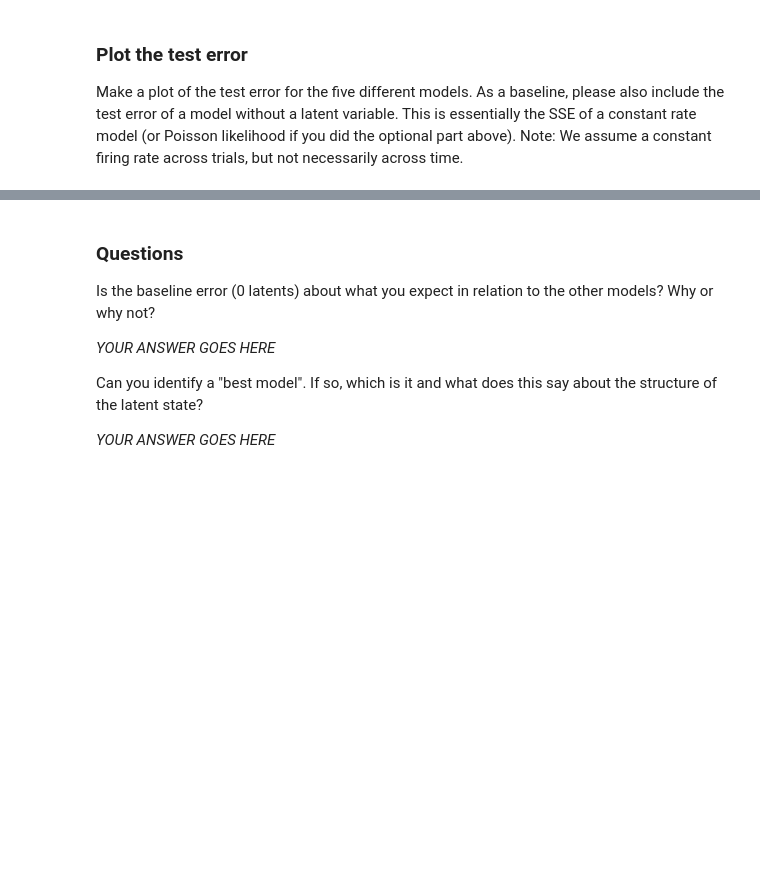
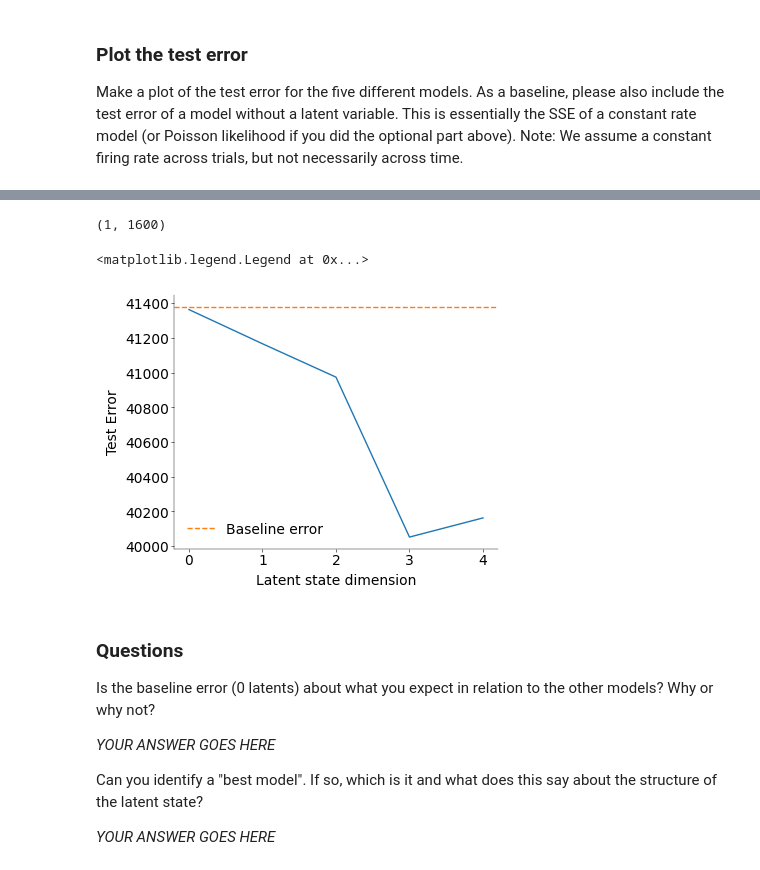
Before and after one commit to Akseli-Ilmanen/NDS_homework, a Jupyter notebook: notebooks/AI_CodingLab6.ipynb, the cells around one changed output, grey strips where cells are left out. Cells and saved outputs as stored; diff of their text form; code cells hidden in the pictures; blank space fills up the shorter version.

```diff
--- a/notebooks/AI_CodingLab6.ipynb
+++ b/notebooks/AI_CodingLab6.ipynb
@@ -356,16 +377,58 @@ baseline_error =
+# %%
+fitEcker.fits[0].
+# %% [output]
+(1, 1600)
+# %%
+# --------------------------------------------------------------------------------
+# Compute and plot the test errors for the different latent variable models (1 pt)
+# --------------------------------------------------------------------------------
+
+
+def concat(data):
+    n_trials = data.numTrials
+    n_neurons = data.ydim
+    n_bins = data.data[0]["Y"].shape[1]
+
+    data_concat = np.zeros((n_trials, n_neurons, n_bins))
+
+    for t, trial in enumerate(data.data):
+        data_concat[t, :, :] = trial["Y"]
+
+    return data_concat
+
+
+train, test = util.splitTrainingTestDataset(
+    data, numTrainingTrials=80, numTestTrials=20
+)
+
+train_concat = concat(train)
+test_concat = concat(test)
+
+
+spikeCountsMeans = np.mean(train_concat, axis=0)  # average
+
+baseline_error = ((spikeCountsMeans - test_concat) ** 2).sum()
 # %%
 # -------------------------------------------------------------------------
 # Compute and plot the test errors for the different latent variable models
 # and answer the questions below (1+1 pts)
 # -------------------------------------------------------------------------
 
 # Your plot here
 fig, ax = plt.subplots(figsize=(4, 3))
 
 # plot model error
+errors = fitEcker.errs
 
 # plot baseline
-ax.axhline(baseline_error, linestyle="--")
+ax.axhline(baseline_error, linestyle="--", label="Baseline error", color="C1")
+ax.plot(errors)
+plt.ylabel("Test Error")
+plt.xlabel("Latent state dimension")
+plt.legend()
+# %% [output]
+<matplotlib.legend.Legend at 0x...>
+[figure, added]
 # %% [markdown]
 ### Questions
 
```
Also changed, not shown: parts of 10 cells of this notebook, 6 other files.
